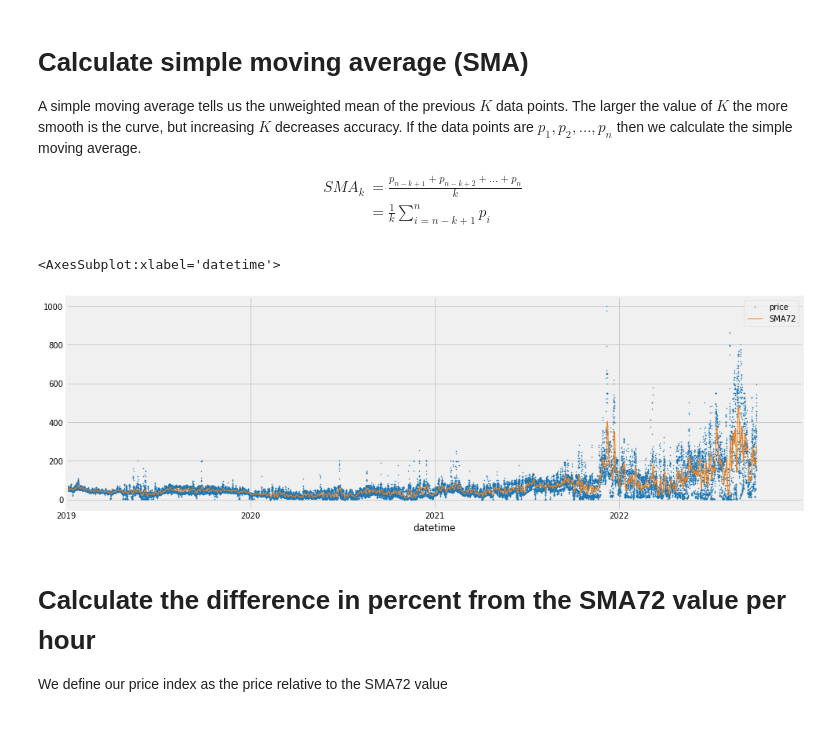
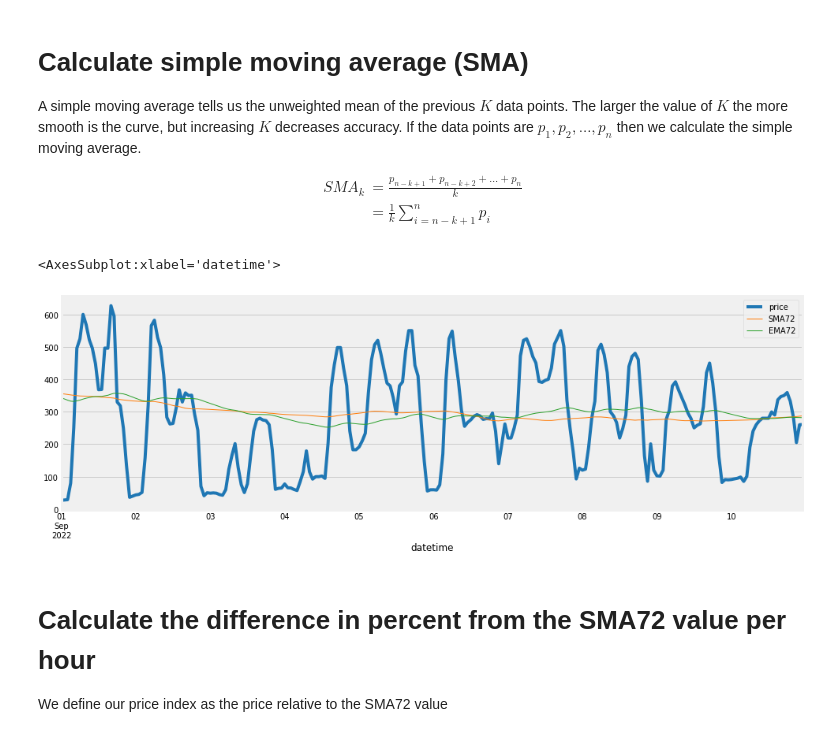
Before and after one commit to IDS-mini/electricity, a Jupyter notebook: data/day-ahead-eda-ph.ipynb, the cells around one changed output. Saved outputs shown, nothing was run; the diff lists cells and outputs as text; code cells hidden in the pictures.

```diff
--- a/data/day-ahead-eda-ph.ipynb
+++ b/data/day-ahead-eda-ph.ipynb
@@ -62,14 +62,16 @@ $$
 # calculating simple moving average
 # using .rolling(window).mean() ,
 # with window size = 72 hours
-df['SMA72'] = df['price'].rolling(72).mean()
+df['SMA72'] = df['price'].rolling(168).mean()
+df['EMA72'] = df['price'].ewm(span=168).mean()
 # %%
 fig, ax = plt.subplots()
-df.plot(y='price', style='.', figsize=(15, 5), color=color_pal[0], ax=ax, ms=1)
-df.plot(y='SMA72', style='-', figsize=(15, 5), color=color_pal[1], ax=ax, lw=1)
+df['2022-09-01':'2022-09-10'].plot(y='price', style='-', figsize=(15, 5), color=color_pal[0], ax=ax, ms=1)
+df['2022-09-01':'2022-09-10'].plot(y='SMA72', style='-', figsize=(15, 5), color=color_pal[1], ax=ax, lw=1)
+df['2022-09-01':'2022-09-10'].plot(y='EMA72', style='-', figsize=(15, 5), color=color_pal[2], ax=ax, lw=1)
 # %% [output]
 <AxesSubplot:xlabel='datetime'>
-[figure, old version]
+[figure, new version]
 # %% [markdown]
 # Calculate the difference in percent from the SMA72 value per hour
 
```
Also changed, not shown: parts of 2 cells of this notebook, 7 other files.
